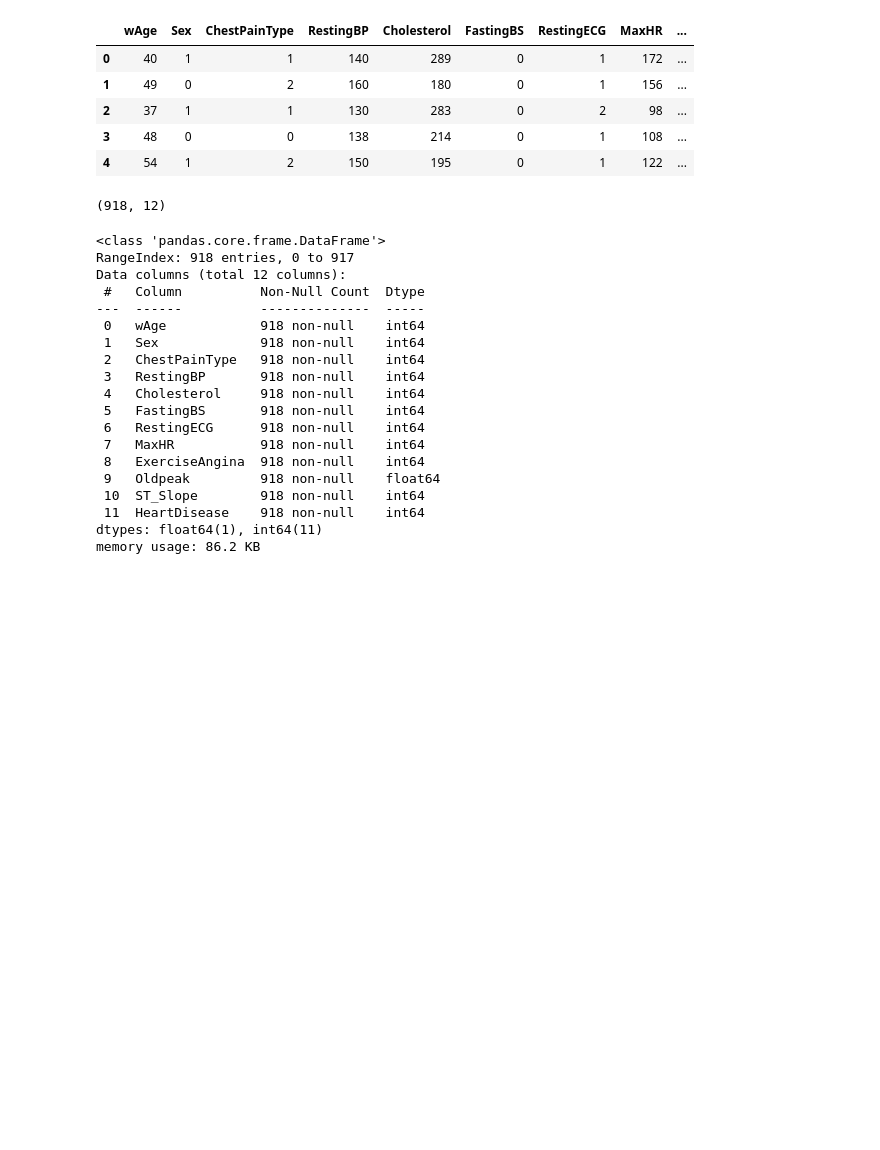
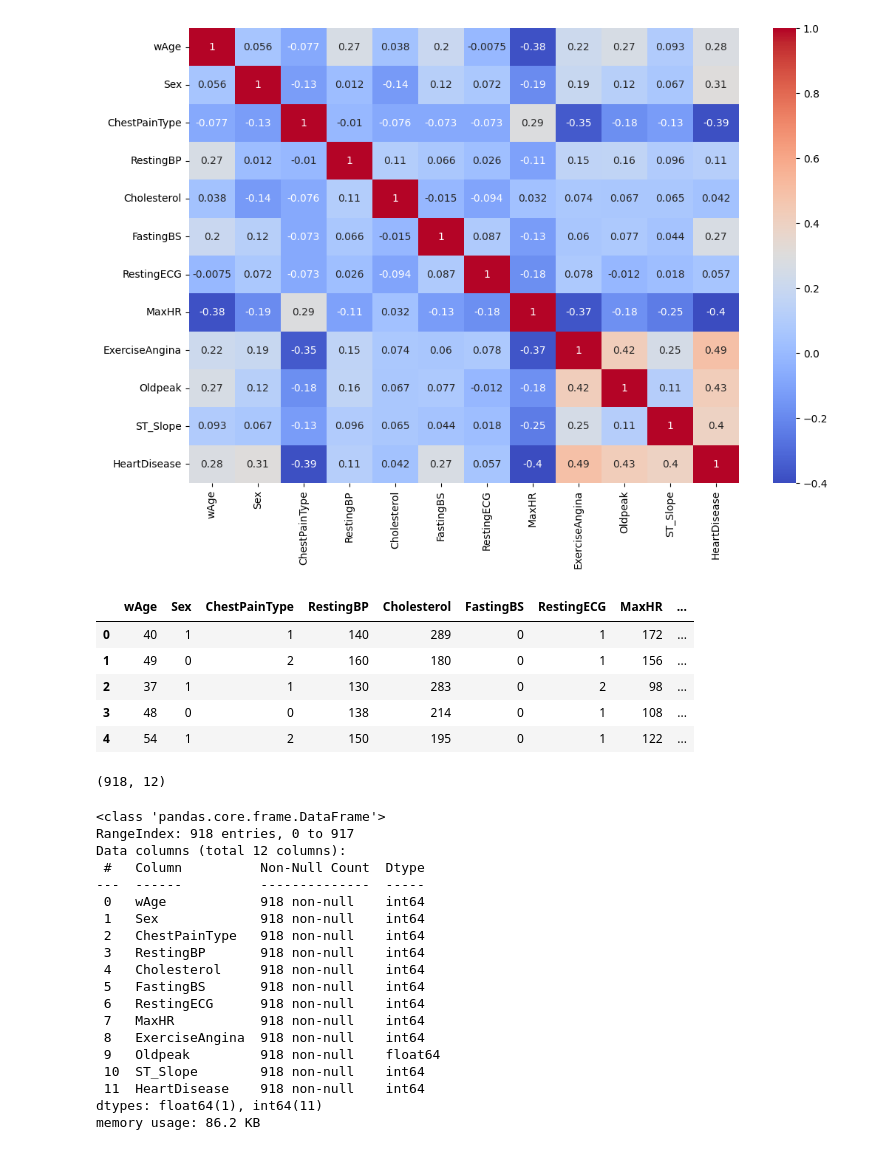
Before and after one commit to kartik23-2/Heart_health_prediction, a Jupyter notebook: heart_disease_pediction_model.ipynb, the cells around one changed output. Drawn from its saved outputs; the diff is of its cells as text; code cells hidden in the pictures; blank space fills up the shorter version.

```diff
--- a/heart_disease_pediction_model.ipynb
+++ b/heart_disease_pediction_model.ipynb
@@ -10,0 +78,4 @@ from sklearn.metrics import accuracy_score, confusion_matrix, classification_rep
+# %%
+df.loc[df['RestingBP'] == 0, 'RestingBP'] = df['RestingBP'].median()
+# %%
+df['RestingBP'] = np.clip(df['RestingBP'], 90, 180)
@@ -10,0 +84,4 @@ from sklearn.metrics import accuracy_score, confusion_matrix, classification_rep
+# %%
+df.loc[df['Oldpeak'] < 0, 'Oldpeak'] = 0  # Replace negative values with 0
+# %%
+df['Oldpeak'] = np.clip(df['Oldpeak'], 0, 3.9)
@@ -11,3 +90,10 @@ from sklearn.metrics import accuracy_score, confusion_matrix, classification_rep
+# %%
+plt.figure(figsize=(12, 8))
+corr = df.corr(numeric_only=True)
+sns.heatmap(corr, annot=True, cmap='coolwarm')
+plt.show()
+# %% [output]
+[figure, added]
 # %%
 df = pd.read_csv('cleaned_heart.csv')
 # %%
```
Also changed, not shown: parts of 15 cells of this notebook, 3 other files.
